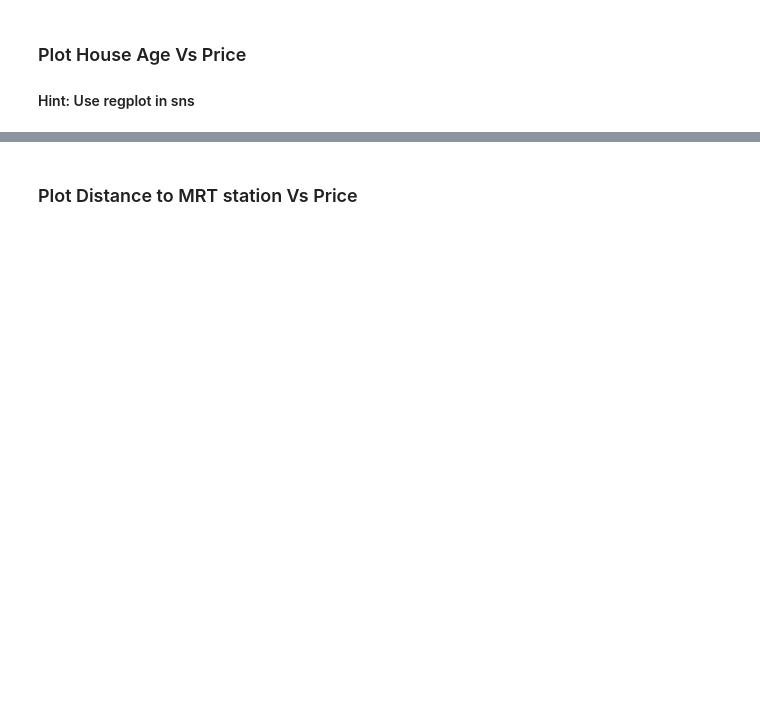
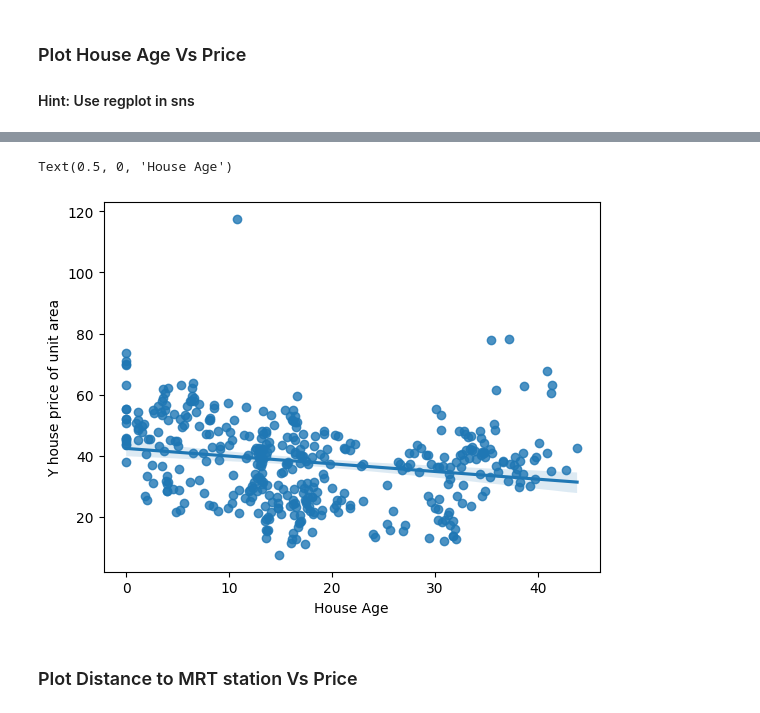
Before and after one commit to simratdhill0n/Real-Estate-Housing-Price-Prediction, a Jupyter notebook: Task6_Real Estate Price Prediction.ipynb, the cells around one changed output, grey strips where cells are left out. Drawn from its saved outputs; the diff is of its cells as text; code cells hidden in the pictures; blank space fills up the shorter version.

```diff
--- a/Task6_Real Estate Price Prediction.ipynb
+++ b/Task6_Real Estate Price Prediction.ipynb
@@ -30,0 +23,5 @@ from sklearn.metrics import mean_squared_error, r2_score
+# %%
+# Load the dataset
+data = pd.read_csv('Real_estate.csv')
+# Display the first 5 rows of the dataset
+data.head()
@@ -147,2 +219,8 @@ r2 Score :  0.7065810721724328
+# %%
+sns.regplot(x=data['X2 house age'], y=data['Y house price of unit area'])
+plt.xlabel('House Age')
+# %% [output]
+Text(0.5, 0, 'House Age')
+[figure, added]
 # %% [markdown]
 ### Plot Distance to MRT station Vs Price
```
Also changed, not shown: parts of 31 cells of this notebook.
